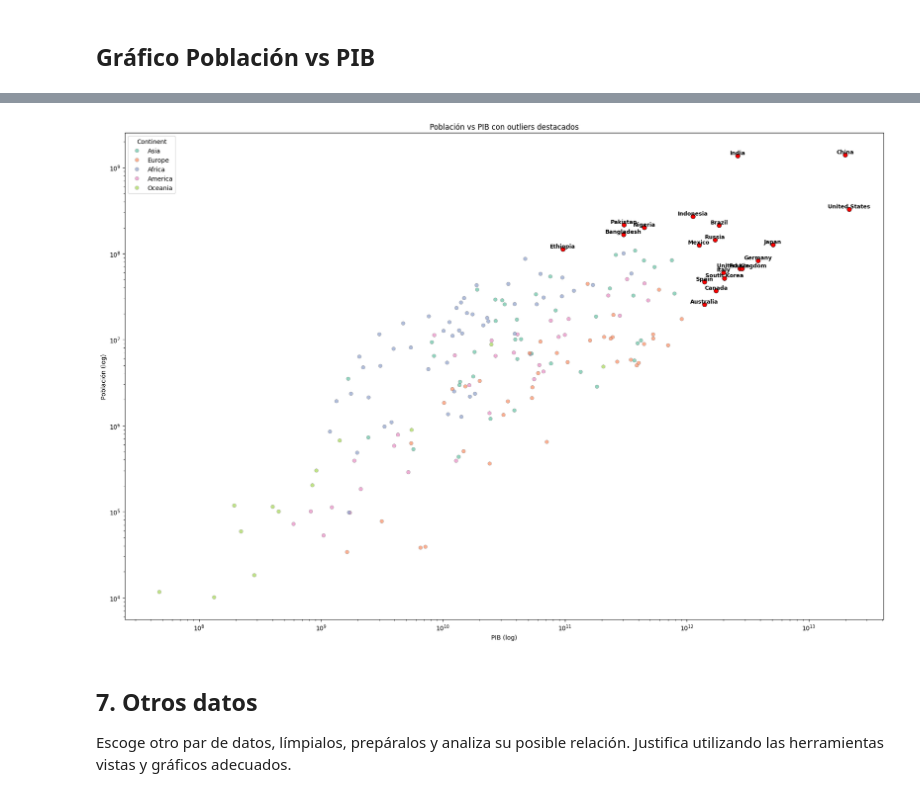
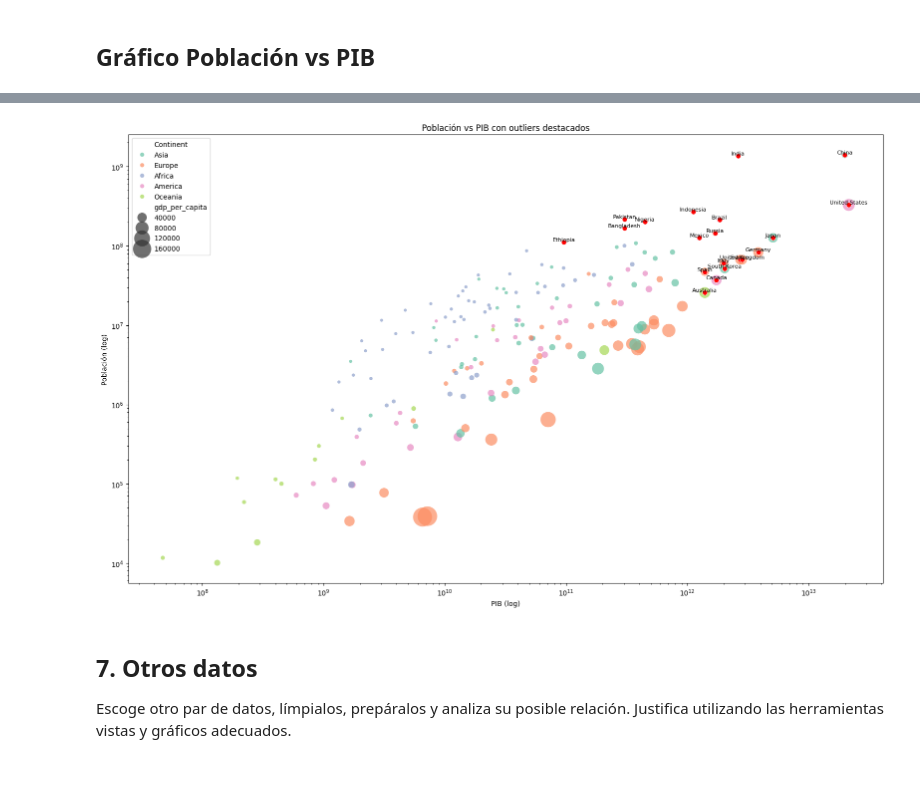
Before and after one commit to pdoren/analisis-estadistico-con-Python-G105, a Jupyter notebook: Desafío_Preparacion_de_datos_y_graficos.ipynb, the cells around one changed output, grey strips where cells are left out. Cells and saved outputs as stored; diff of their text form; code cells hidden in the pictures.

```diff
--- a/Desafío_Preparacion_de_datos_y_graficos.ipynb
+++ b/Desafío_Preparacion_de_datos_y_graficos.ipynb
@@ -561,52 +561,55 @@ import country_converter as coco
 
 df_extra = df.copy()
 df_extra['Continent'] = coco.convert(names=df['Country'], to='continent')
+df_extra['gdp_per_capita'] = df_extra['GDP'] / df_extra['Population']
 # %%
 cols_4 = ['Population', 'GDP']
 
-fig, ax = plt.subplots(figsize=(18,12))
+fig, ax = plt.subplots(figsize=(16,10))
 
 sns.scatterplot(
     data=df_extra,
     x='GDP', y='Population',
     palette='Set2',
     hue='Continent',
-    sizes=(20, 800), alpha=.7, edgecolor='gray'
+    size='gdp_per_capita', sizes=(20,800),
+    alpha=0.7, linewidth=0, ax=ax
 )
 
 # Obtener outliers extremos
-paises_extremos = get_outliers(df, cols_4, 3)
+paises_extremos = get_outliers(df_extra, cols_4, 3)
 df_extremos = df_extra[paises_extremos]
 
 # Países outliers
 sns.scatterplot(
     data=df_extremos,
     x='GDP', y='Population',
     color='red',
-    edgecolor='black',
+    # edgecolor='black',
     s=50, marker='o',
     ax=ax, legend=False
 )
 
 # Anotar nombre sobre cada outlier
 for _, row in df_extremos.iterrows():
     ax.text(
         row['GDP'], row['Population'],
         row['Country'],
-        fontsize=9, fontweight='bold',
+        fontsize=8,
+        # fontweight='bold',
         ha='center', va='bottom'
     )
 
 ax.set(
-       xscale='log', yscale='log',
+       xscale='log',
+       yscale='log',
        xlabel='PIB (log)',
        ylabel='Población (log)',
        title='Población vs PIB con outliers destacados')
-
 plt.tight_layout()
 plt.show()
 # %% [output]
-[figure, old version]
+[figure, new version]
 # %% [markdown]
 ## 7. Otros datos
 Escoge otro par de datos, límpialos, prepáralos y analiza su posible relación. Justifica utilizando las herramientas vistas y gráficos adecuados.
```
